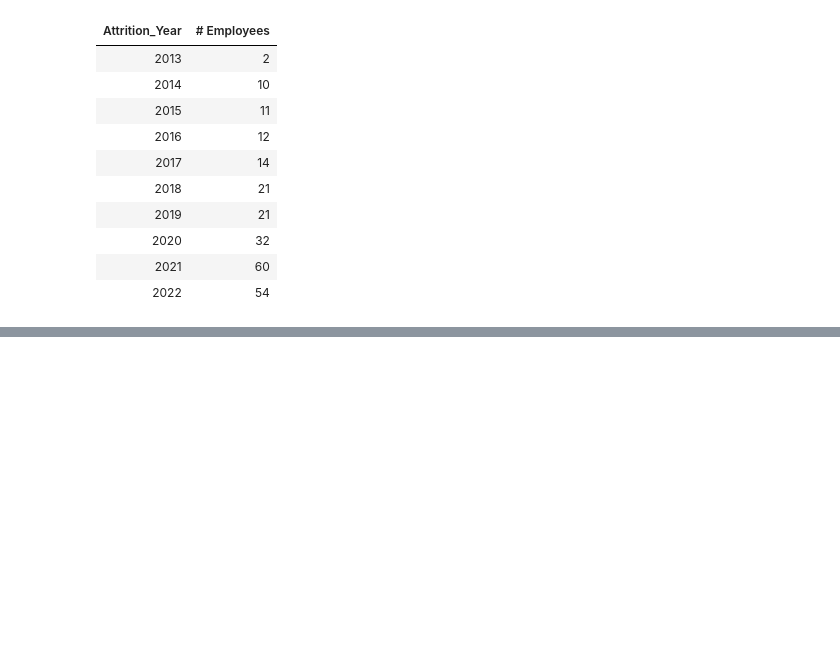
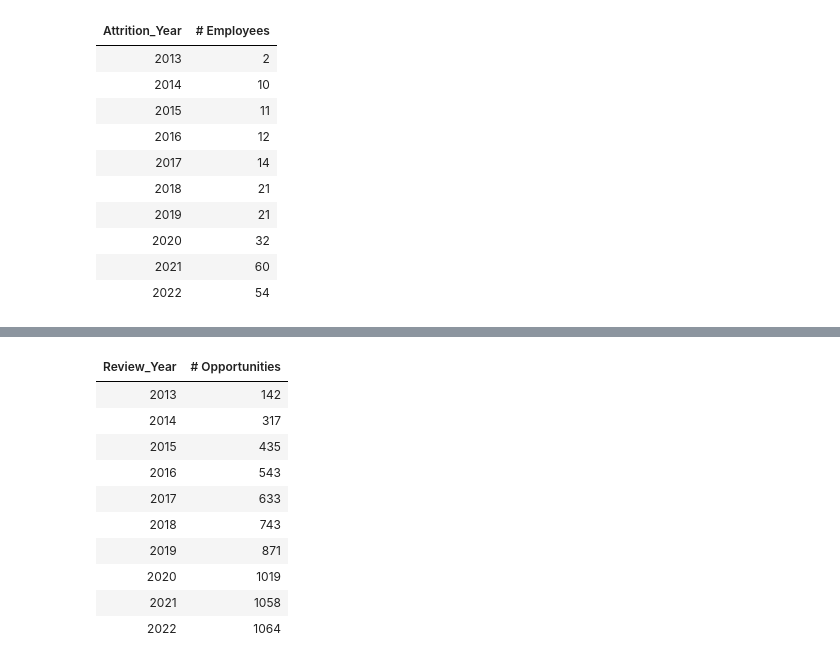
Before and after one commit to hend-a-ghafour/HR-Final-Project-DEPI-G2, a Jupyter notebook: HR - Final Project - DEPI.ipynb, the cells around one changed output, grey strips where cells are left out. Saved outputs shown, nothing was run; the diff lists cells and outputs as text; code cells hidden in the pictures; blank space fills up the shorter version.

```diff
--- a/HR - Final Project - DEPI.ipynb
+++ b/HR - Final Project - DEPI.ipynb
@@ -2149,0 +2131,17 @@ plt.show();
+# %%
+# Training opportunities taken / year:
+opp_taken_year = performance_rating.groupby('Review_Year').Train_Opp_Taken.sum().reset_index().rename(columns={'Train_Opp_Taken':'# Opportunities'}).\
+sort_values('Review_Year')
+opp_taken_year.style.hide()
+# %% [output]
+| Review_Year | # Opportunities |
+| 2013 | 142 |
+| 2014 | 317 |
+| 2015 | 435 |
+| 2016 | 543 |
+| 2017 | 633 |
+| 2018 | 743 |
+| 2019 | 871 |
+| 2020 | 1019 |
+| 2021 | 1058 |
+| 2022 | 1064 |
```
Also changed, not shown: parts of 11 cells of this notebook.
